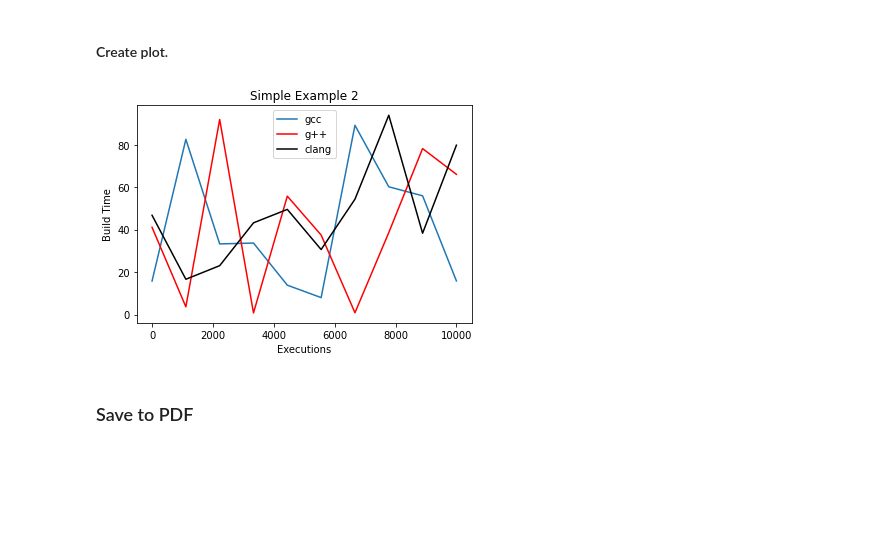
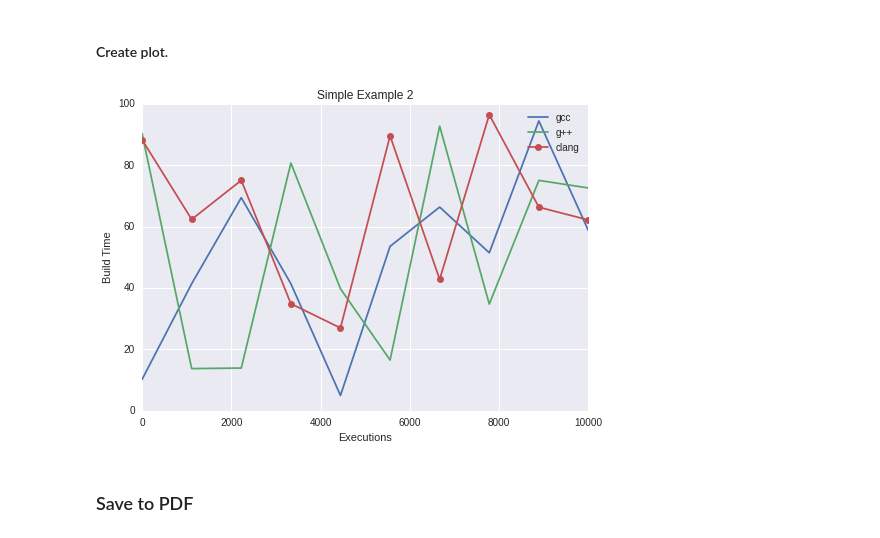
Before and after one commit to larcc-group/matplotlib-examples, a Jupyter notebook: src/MatplotlibLinePlotExamples.ipynb, the cells around one changed output. Drawn from its saved outputs; the diff is of its cells as text; code cells hidden in the pictures; blank space fills up the shorter version.

```diff
--- a/src/MatplotlibLinePlotExamples.ipynb
+++ b/src/MatplotlibLinePlotExamples.ipynb
@@ -13,3 +21,5 @@ import numpy as np
+# %%
+mpl.style.use("seaborn")
 # %% [markdown]
 ### Example 1
 # %% [markdown]
@@ -45,15 +55,15 @@ y3 = np.random.rand(10) * 100
 # %%
 figure = plt.figure()
 plt.plot(x, y1, label="gcc")
-plt.plot(x, y2, label="g++", color="red")
-plt.plot(x, y3, label="clang", color="black")
+plt.plot(x, y2, label="g++")
+plt.plot(x, y3, label="clang", marker="o")
 plt.ylabel("Build Time")
 plt.xlabel("Executions")
 plt.title("Simple Example 2")
 plt.legend()
 plt.show()
 # %% [output]
-[figure, old version]
+[figure, new version]
 # %% [markdown]
 ### Save to PDF
 # %%
```
Also changed, not shown: parts of 4 cells of this notebook, 5 other files.
